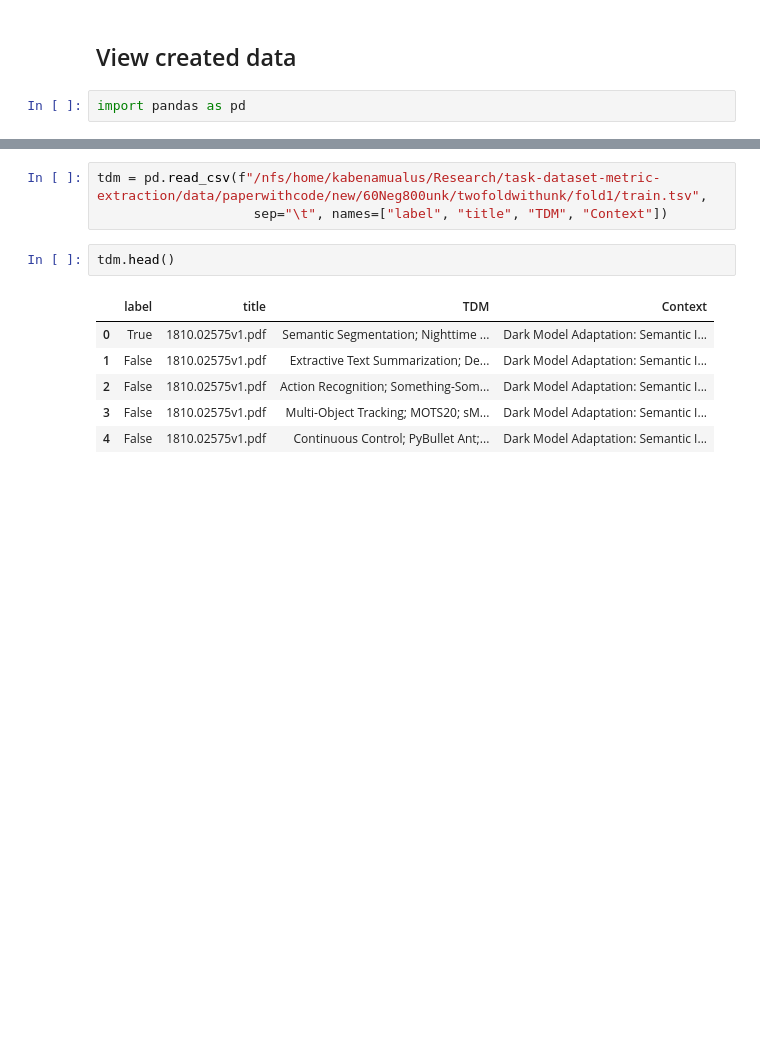
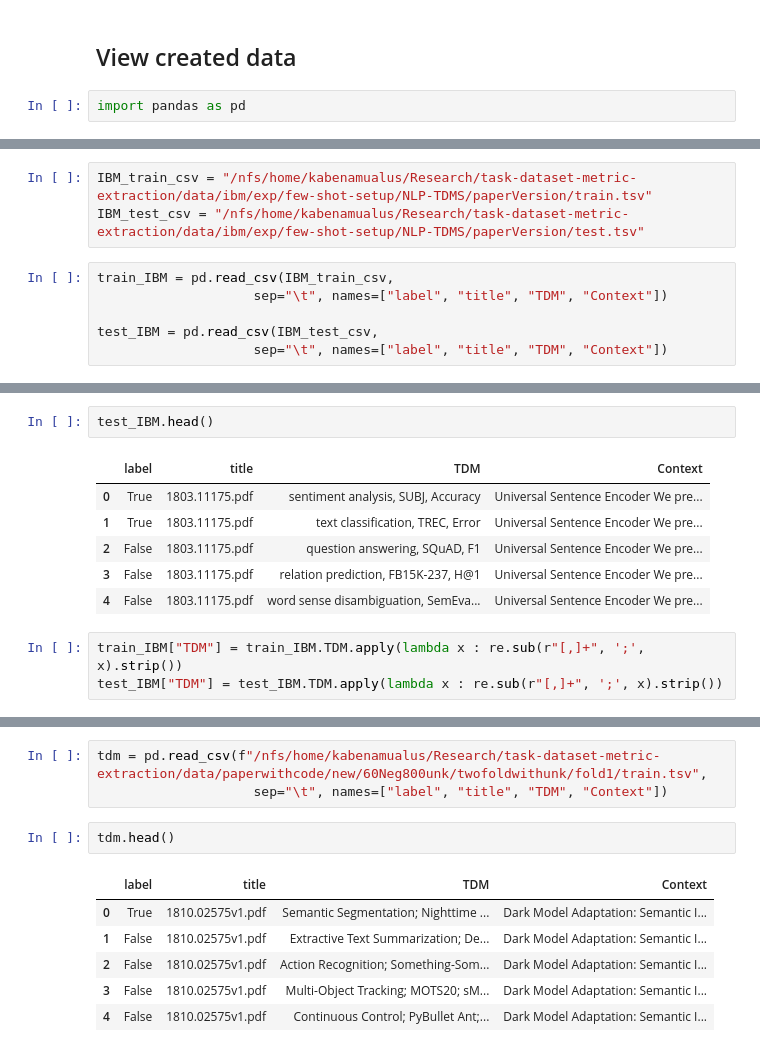
Before and after one commit to Kabongosalomon/task-dataset-metric-nli-extraction, a Jupyter notebook: notebooks/Creat_IBM_like_dataset.ipynb, the cells around one changed output, grey strips where cells are left out. Cells and saved outputs as stored; diff of their text form; blank space fills up the shorter version.

Commit message:
current stable version

```diff
--- a/notebooks/Creat_IBM_like_dataset.ipynb
+++ b/notebooks/Creat_IBM_like_dataset.ipynb
@@ -232,0 +261,9 @@ train["len"]train.Context.apply(lambda content: len(content),)
+# %%
+IBM_train_csv = "/nfs/home/kabenamualus/Research/task-dataset-metric-extraction/data/ibm/exp/few-shot-setup/NLP-TDMS/paperVersion/train.tsv"
+IBM_test_csv = "/nfs/home/kabenamualus/Research/task-dataset-metric-extraction/data/ibm/exp/few-shot-setup/NLP-TDMS/paperVersion/test.tsv"
+# %%
+train_IBM = pd.read_csv(IBM_train_csv,
+                    sep="\t", names=["label", "title", "TDM", "Context"])
+
+test_IBM = pd.read_csv(IBM_test_csv,
+                    sep="\t", names=["label", "title", "TDM", "Context"])
@@ -232,0 +279,12 @@ train["len"]train.Context.apply(lambda content: len(content),)
+# %%
+test_IBM.head()
+# %% [output]
+|  | label | title | TDM | Context |
+| 0 | True | 1803.11175.pdf | sentiment analysis, SUBJ, Accuracy | Universal Sentence Encoder We pre... |
+| 1 | True | 1803.11175.pdf | text classification, TREC, Error | Universal Sentence Encoder We pre... |
+| 2 | False | 1803.11175.pdf | question answering, SQuAD, F1 | Universal Sentence Encoder We pre... |
+| 3 | False | 1803.11175.pdf | relation prediction, FB15K-237, H@1 | Universal Sentence Encoder We pre... |
+| 4 | False | 1803.11175.pdf | word sense disambiguation, SemEva... | Universal Sentence Encoder We pre... |
+# %%
+train_IBM["TDM"] = train_IBM.TDM.apply(lambda x : re.sub(r"[,]+", ';', x).strip())
+test_IBM["TDM"] = test_IBM.TDM.apply(lambda x : re.sub(r"[,]+", ';', x).strip())
```
Also changed, not shown: parts of 32 cells of this notebook, 18 other files.
